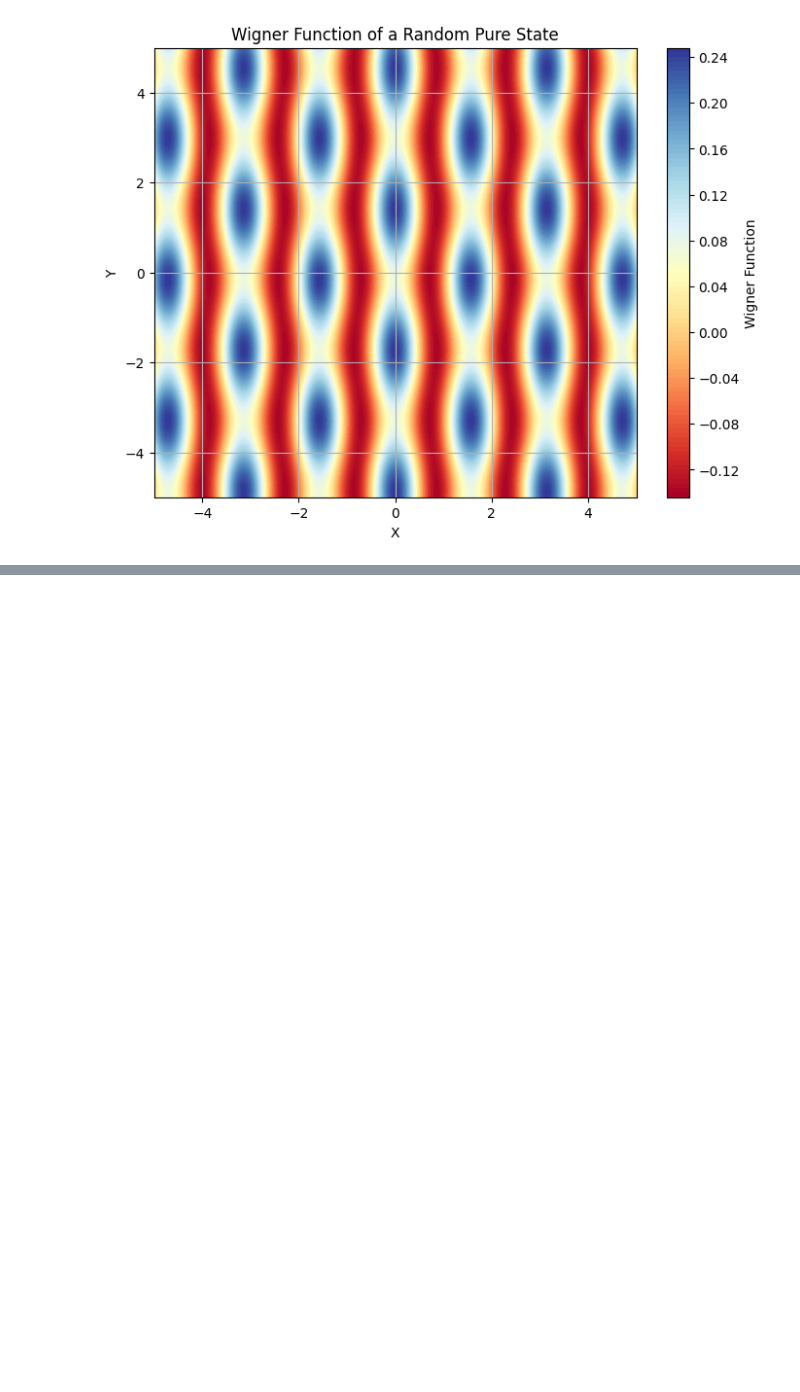
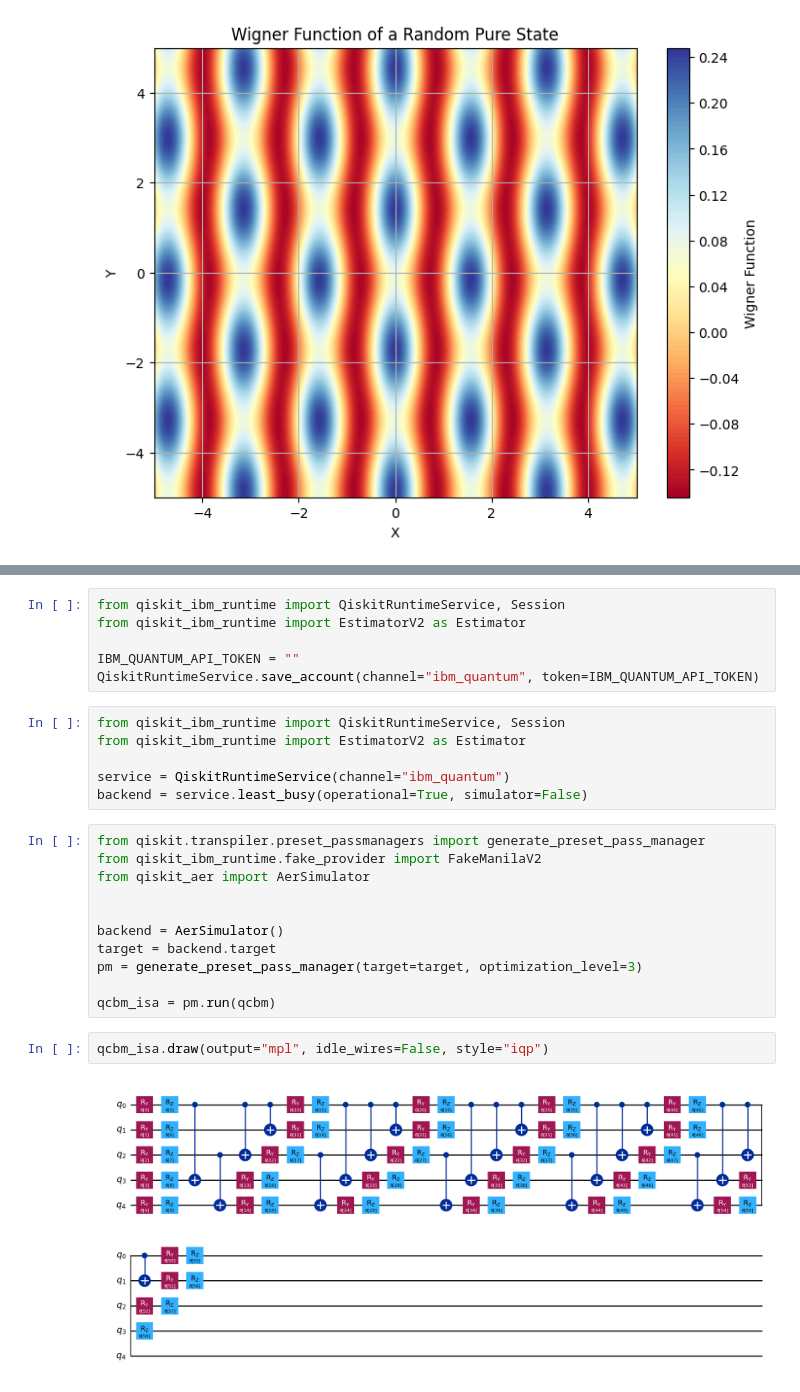
Before and after one commit to 0xSooki/qcbm, a Jupyter notebook: qcbm.ipynb, the cells around one changed output, grey strips where cells are left out. Drawn from its saved outputs; the diff is of its cells as text; blank space fills up the shorter version.

```diff
--- a/qcbm.ipynb
+++ b/qcbm.ipynb
@@ -117,0 +118,27 @@ AttributeError: 'list' object has no attribute 'num_qubits'
+# %%
+from qiskit_ibm_runtime import QiskitRuntimeService, Session
+from qiskit_ibm_runtime import EstimatorV2 as Estimator
+
+IBM_QUANTUM_API_TOKEN = ""
+QiskitRuntimeService.save_account(channel="ibm_quantum", token=IBM_QUANTUM_API_TOKEN)
+# %%
+from qiskit_ibm_runtime import QiskitRuntimeService, Session
+from qiskit_ibm_runtime import EstimatorV2 as Estimator
+
+service = QiskitRuntimeService(channel="ibm_quantum")
+backend = service.least_busy(operational=True, simulator=False)
+# %%
+from qiskit.transpiler.preset_passmanagers import generate_preset_pass_manager
+from qiskit_ibm_runtime.fake_provider import FakeManilaV2
+from qiskit_aer import AerSimulator
+
+
+backend = AerSimulator()
+target = backend.target
+pm = generate_preset_pass_manager(target=target, optimization_level=3)
+
+qcbm_isa = pm.run(qcbm)
+# %%
+qcbm_isa.draw(output="mpl", idle_wires=False, style="iqp")
+# %% [output]
+[figure, added]
```
Also changed, not shown: parts of 7 cells of this notebook, 1 other file.
